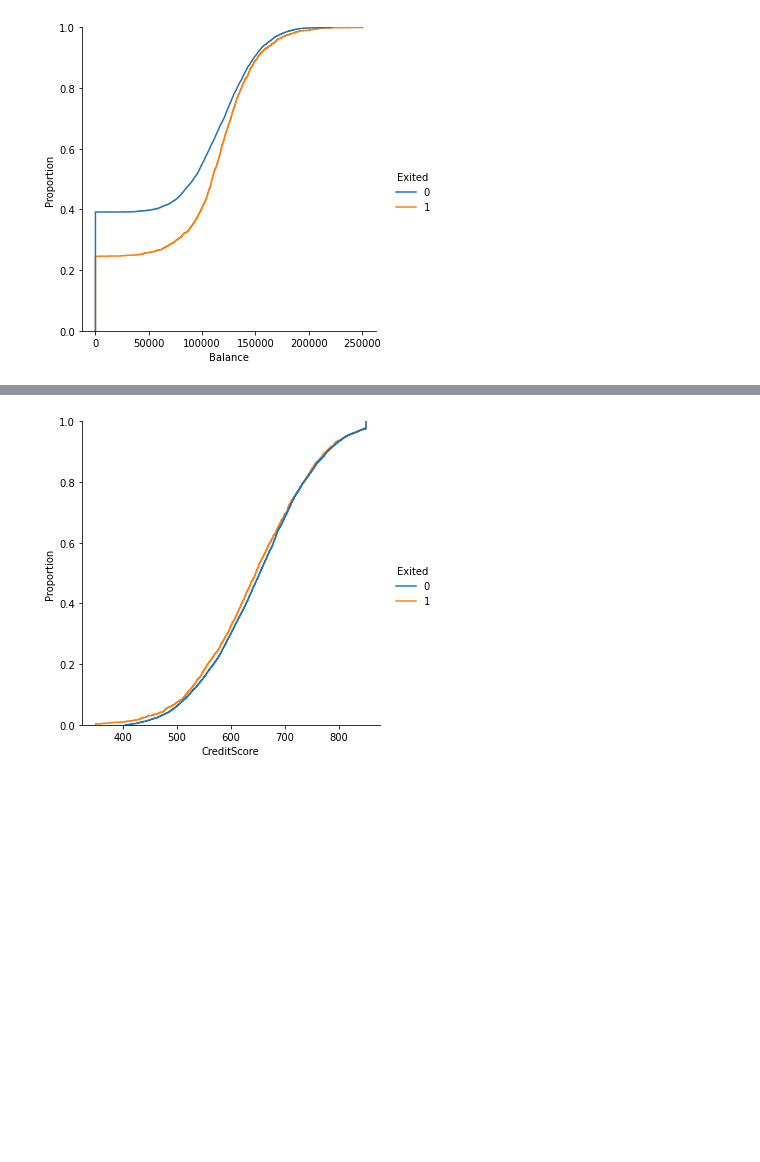
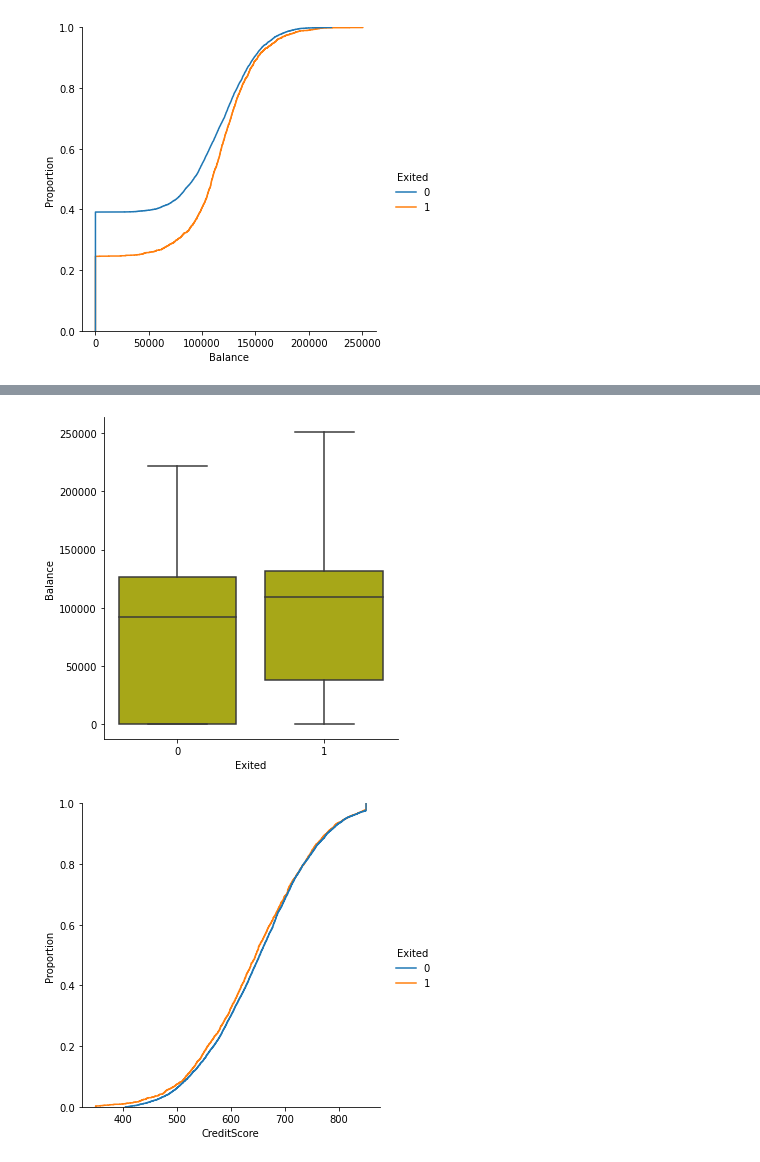
Before and after one commit to harnalashok/exercises, a Jupyter notebook: bank_customer_churn_eda_Abhishek Kumar Singh.ipynb, the cells around one changed output, grey strips where cells are left out. Saved outputs shown, nothing was run; the diff lists cells and outputs as text; code cells hidden in the pictures; blank space fills up the shorter version.

```diff
--- a/bank_customer_churn_eda_Abhishek Kumar Singh.ipynb
+++ b/bank_customer_churn_eda_Abhishek Kumar Singh.ipynb
@@ -224,2 +288,11 @@ _=sns.displot(data = data, x = 'Balance',hue = 'Exited', kind = 'ecdf', color ='
+# %%
+_=sns.catplot(
+              data = data,
+              x = 'Exited',
+              y = 'Balance',
+              kind = 'box',
+              color ='y')
+# %% [output]
+[figure, added]
 # %%
 # 3.7
```
Also changed, not shown: parts of 15 cells of this notebook.
